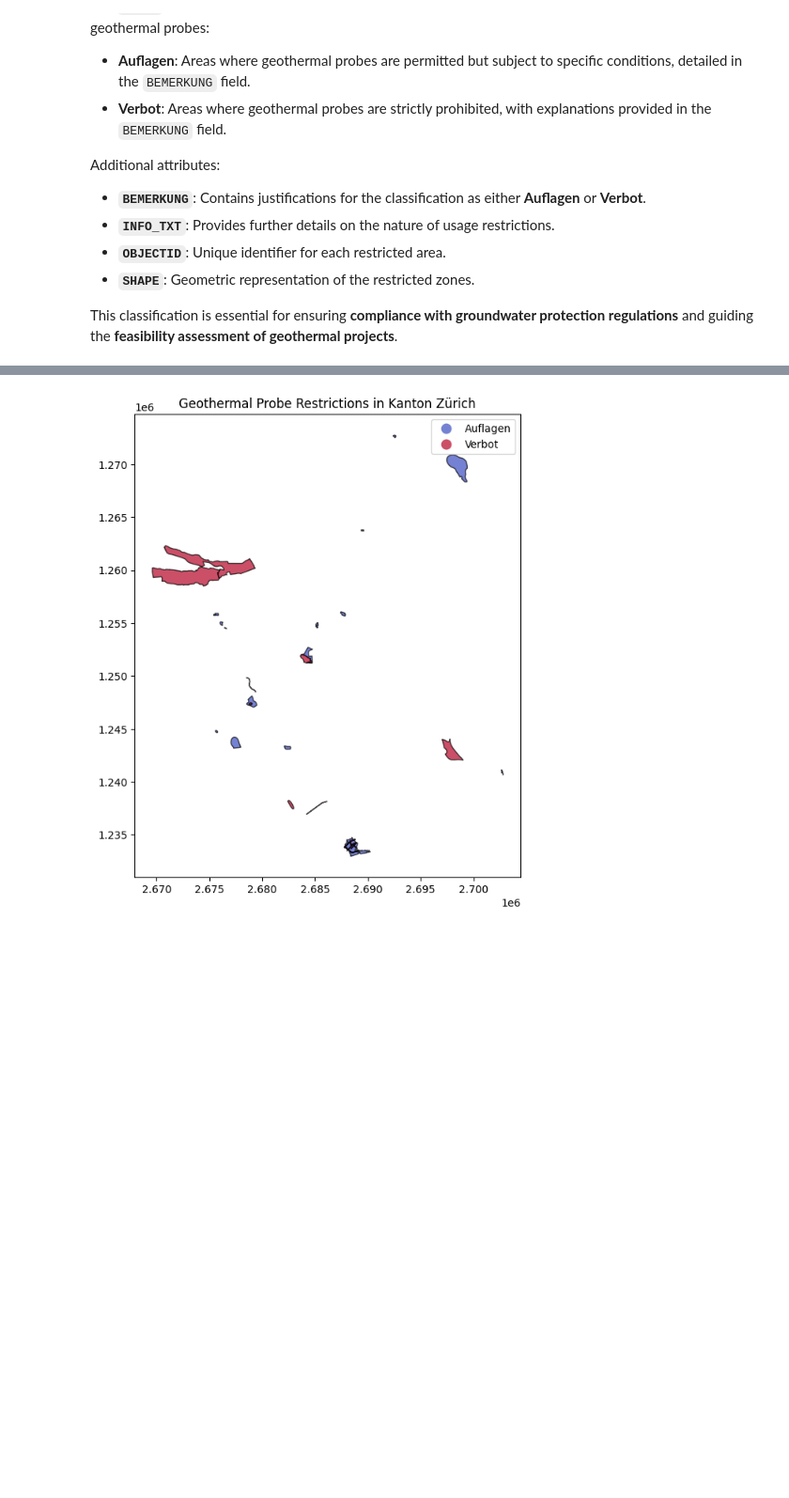
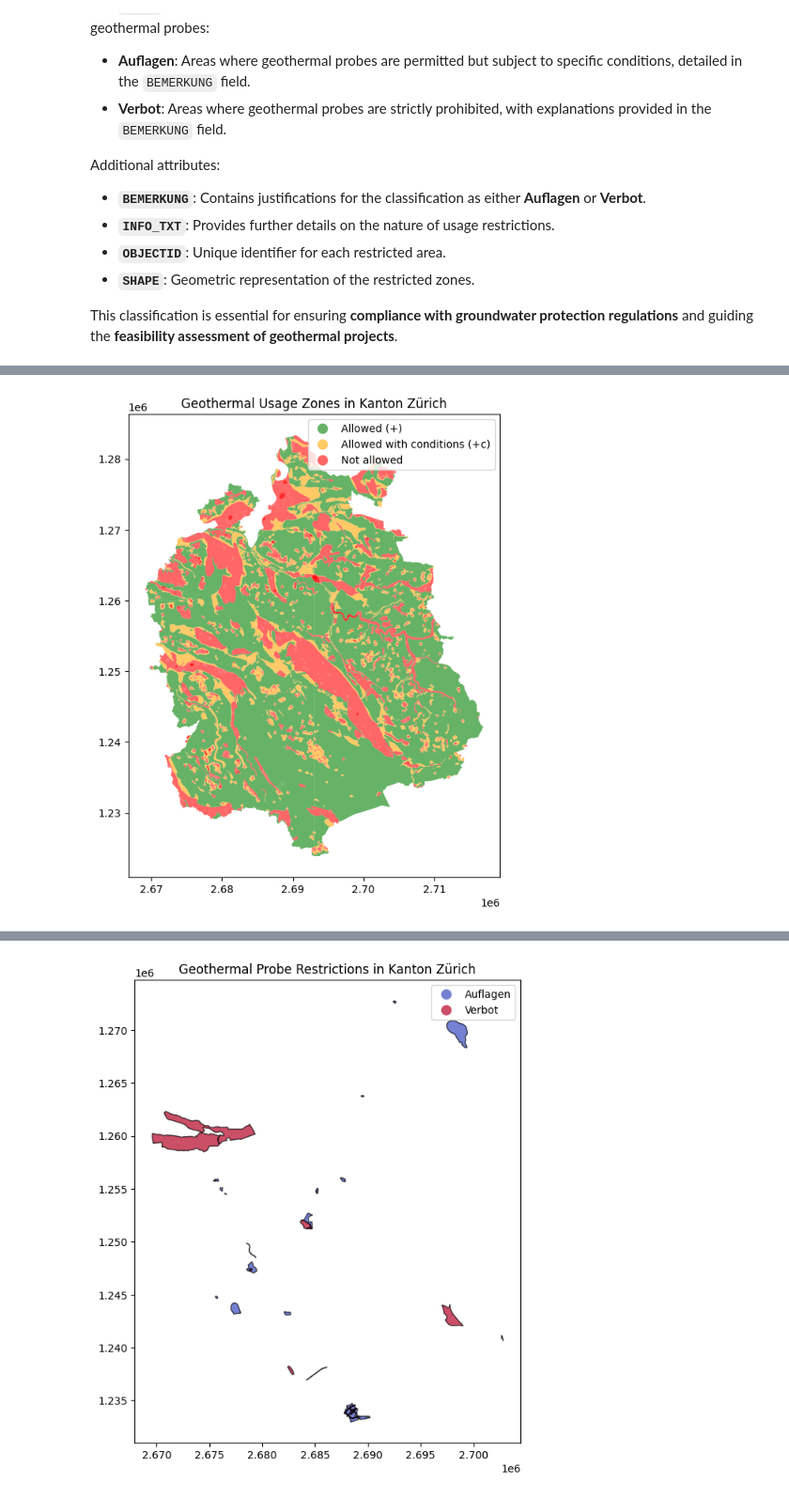
Before and after one commit to leinadher/GeoThesis, a Jupyter notebook: 02_extraction_zh_erdwärmezonen.ipynb, the cells around one changed output, grey strips where cells are left out. Shown at 94% size. Saved outputs shown, nothing was run; the diff lists cells and outputs as text; code cells hidden in the pictures; blank space fills up the shorter version.

```diff
--- a/02_extraction_zh_erdwärmezonen.ipynb
+++ b/02_extraction_zh_erdwärmezonen.ipynb
@@ -277,0 +319,23 @@ zh_waermenutzung_gdf[zh_waermenutzung_gdf["ZONEN"] == "A"]
+# %%
+# Define the custom color mapping
+cmap = mcolors.ListedColormap(["green", "orange", "red"])  # Not allowed, conditions, allowed
+categories = [ "Allowed (+)", "Allowed with conditions (+c)", "Not allowed",]
+
+# Create the plot
+fig, ax = plt.subplots(figsize=(10, 8))
+zh_waermenutzung_gdf.plot(
+    ax=ax, column="restrictions", cmap=cmap, legend=True, edgecolor=None, alpha=0.6
+)
+
+# Modify legend labels
+leg = ax.get_legend()
+for i, text in enumerate(leg.get_texts()):
+    text.set_text(categories[i])
+
+# Add title
+ax.set_title("Geothermal Usage Zones in Kanton Zürich")
+
+# Show plot
+plt.show()
+# %% [output]
+[figure, added]
```
Also changed, not shown: parts of 12 cells of this notebook.
